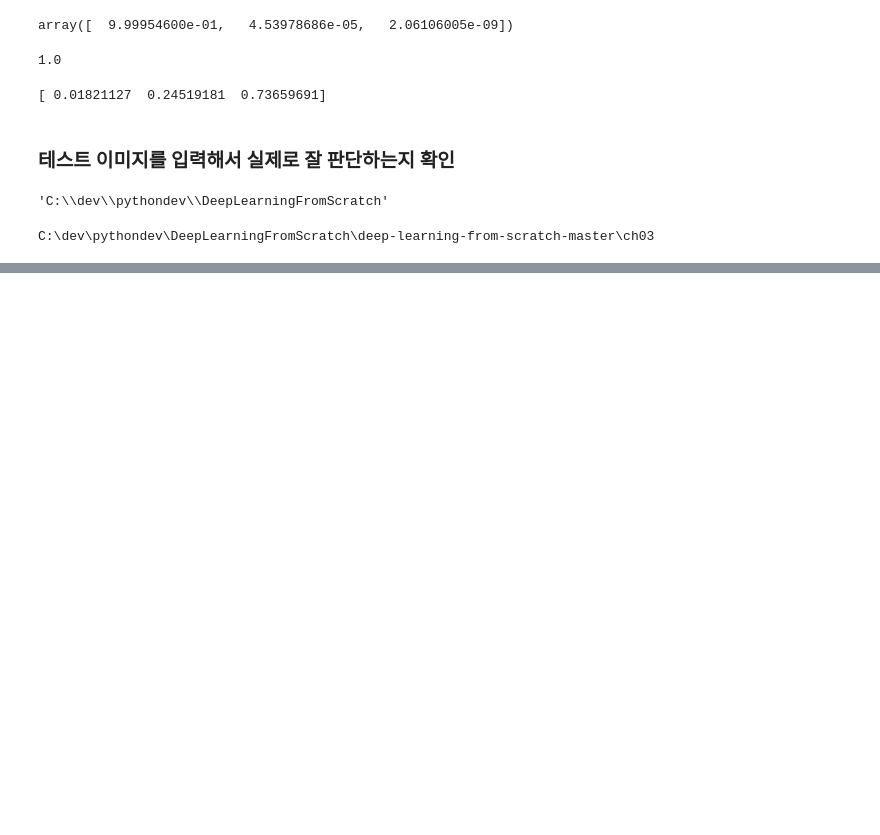
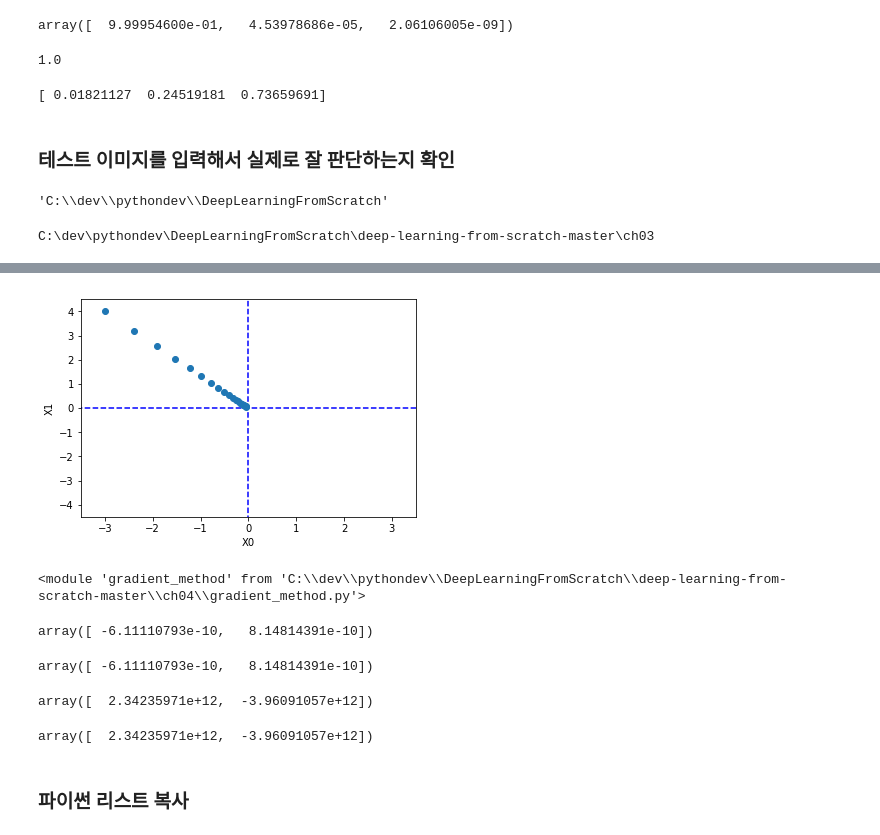
Before and after one commit to iamdaisy/DeepLearningFromScratch, a Jupyter notebook: NN_lecture.ipynb, the cells around one changed output, grey strips where cells are left out. Cells and saved outputs as stored; diff of their text form; code cells hidden in the pictures; blank space fills up the shorter version.

```diff
--- a/NN_lecture.ipynb
+++ b/NN_lecture.ipynb
@@ -302,0 +671,32 @@ print(p)
+# %%
+importlib.reload(gradient_method)
+# %% [output]
+[figure, added]
+<module 'gradient_method' from 'C:\\dev\\pythondev\\DeepLearningFromScratch\\deep-learning-from-scratch-master\\ch04\\gradient_method.py'>
+# %%
+init_x = np.array([-3.0, 4.0])
+result, _ = gradient_method.gradient_descent(function_2, init_x=init_x,
+                                             lr=0.1, step_num=100)
+result
+# %% [output]
+array([ -6.11110793e-10,   8.14814391e-10])
+# %%
+init_x
+# %% [output]
+array([ -6.11110793e-10,   8.14814391e-10])
+# %%
+# 학습률이 크면
+result, _ = gradient_method.gradient_descent(function_2, init_x,
+                                             lr=10.0, step_num=100)
+result
+# %% [output]
+array([  2.34235971e+12,  -3.96091057e+12])
+# %%
+# 학습률이 작으면
+result, _ = gradient_method.gradient_descent(function_2, init_x,
+                                             lr=1e-10, step_num=100)
+result
+# %% [output]
+array([  2.34235971e+12,  -3.96091057e+12])
+# %% [markdown]
+### 파이썬 리스트 복사
```
Also changed, not shown: parts of 114 cells of this notebook, 8 other files.
